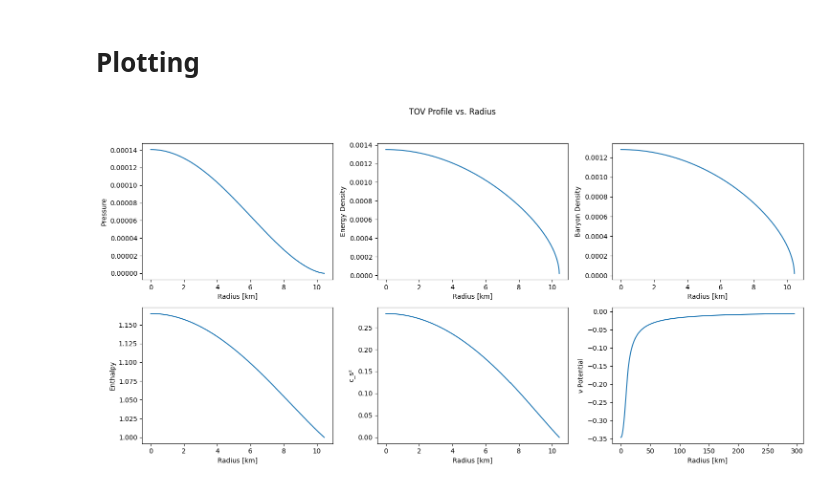
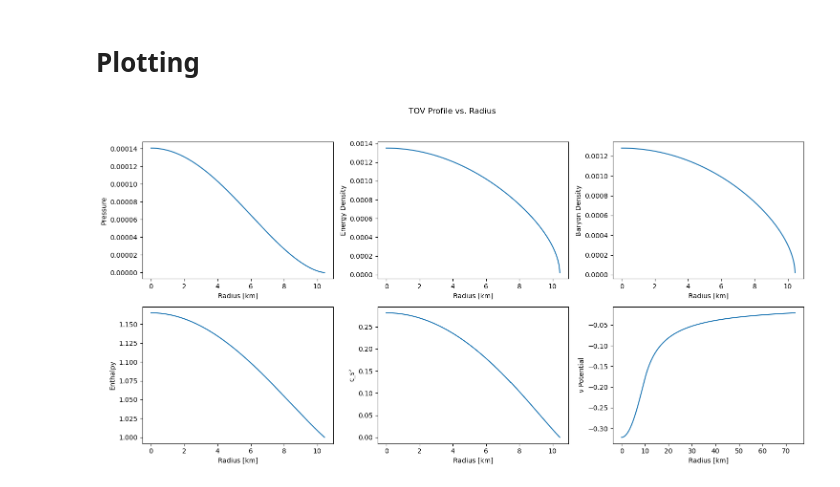
Before and after one commit to JCOM44/TOV_temperature-, a Jupyter notebook: updated_tov.ipynb, the cells around one changed output. Drawn from its saved outputs; the diff is of its cells as text; code cells hidden in the pictures.

```diff
--- a/updated_tov.ipynb
+++ b/updated_tov.ipynb
@@ -613,41 +671,41 @@ import h5py
 import matplotlib.pyplot as plt
 
 # Open the HDF5 file
-with h5py.File("tov_piecewise_output.h5", "r") as f:
+with h5py.File("tov_piecewise_output_simple.h5", "r") as f:
     # geometric→km conversion
     km = 1.477
     r       = km * f["radius"][:]       # interior radius grid
     rfull   = km * f["radius_ext"][:]   # exterior radius grid for ν
     P       = f["pressure"][:]
     eps     = f["energy_density"][:]
     rho     = f["baryon_density"][:]
     h       = f["enthalpy"][:]
     cs2     = f["cs2"][:]
     nu      = f["Nu_pot"][:]            # interior ν(r)
 
 # Set up 2×3 subplots
 fig, axes = plt.subplots(2, 3, figsize=(15, 8))
 axes = axes.flatten()
 
 profiles = [
     (r,   P,   "Pressure"),
     (r,   eps, "Energy Density"),
     (r,   rho, "Baryon Density"),
     (r,   h,   "Enthalpy"),
     (r,   cs2, "c_s²"),
     (rfull, nu,  "ν Potential")       # use rfull here
 ]
 
 for ax, (rad, data, label) in zip(axes, profiles):
     ax.plot(rad, data)
     ax.set_xlabel("Radius [km]")
     ax.set_ylabel(label)
 
 fig.suptitle("TOV Profile vs. Radius")
 plt.tight_layout(rect=[0, 0.03, 1, 0.95])
 plt.show()
 # %% [output]
-[figure, old version]
+[figure, new version]
 # %%
 import h5py
 import matplotlib.pyplot as plt
```
Also changed, not shown: parts of 6 cells of this notebook, 1 other file.
